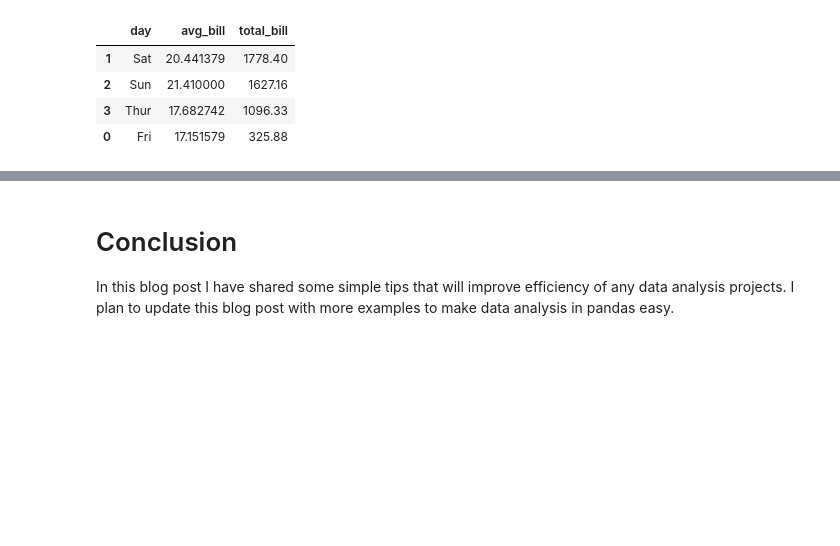
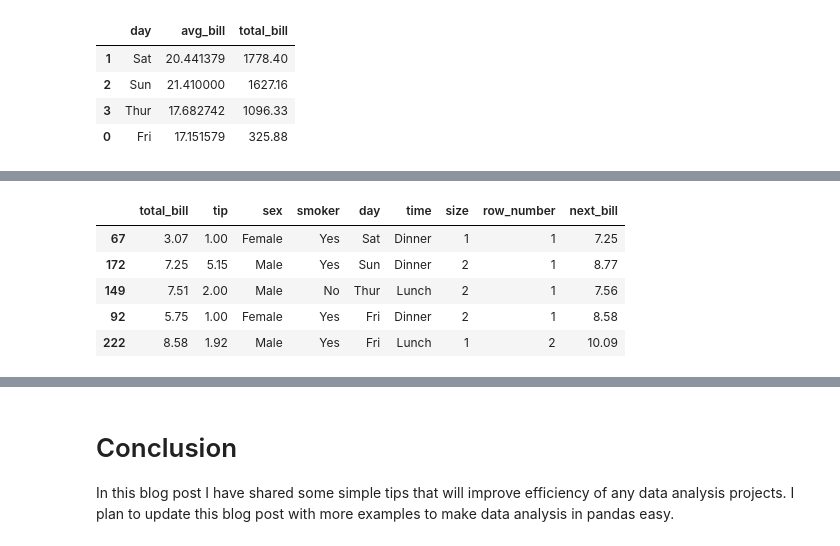
Before and after one commit to anaveenan/anaveenan, a Jupyter notebook: _notebooks/2020-03-05-the-pandas-reference.ipynb, the cells around one changed output, grey strips where cells are left out. Cells and saved outputs as stored; diff of their text form; code cells hidden in the pictures; blank space fills up the shorter version.

```diff
--- a/_notebooks/2020-03-05-the-pandas-reference.ipynb
+++ b/_notebooks/2020-03-05-the-pandas-reference.ipynb
@@ -262,0 +295,15 @@ Use sort_values to order a pandas data frame along the column/axis specified
+# %%
+#Equivalent of lead(total_bill) over(partition by day order by total_bill asc) as previous_bill
+(df
+ .assign(row_number=lambda x:x.sort_values(['total_bill'],ascending=[True]).groupby(['day']).cumcount()+1)
+ .assign(next_bill=lambda x:x.sort_values(['total_bill'],ascending=[True]).groupby(['day'])['total_bill'].shift(-1))
+ .sort_values(['row_number'])
+ .head()
+)
+# %% [output]
+|  | total_bill | tip | sex | smoker | day | time | size | row_number | next_bill |
+| 67 | 3.07 | 1.00 | Female | Yes | Sat | Dinner | 1 | 1 | 7.25 |
+| 172 | 7.25 | 5.15 | Male | Yes | Sun | Dinner | 2 | 1 | 8.77 |
+| 149 | 7.51 | 2.00 | Male | No | Thur | Lunch | 2 | 1 | 7.56 |
+| 92 | 5.75 | 1.00 | Female | Yes | Fri | Dinner | 2 | 1 | 8.58 |
+| 222 | 8.58 | 1.92 | Male | Yes | Fri | Lunch | 1 | 2 | 10.09 |
```
Also changed, not shown: parts of 4 cells of this notebook.
